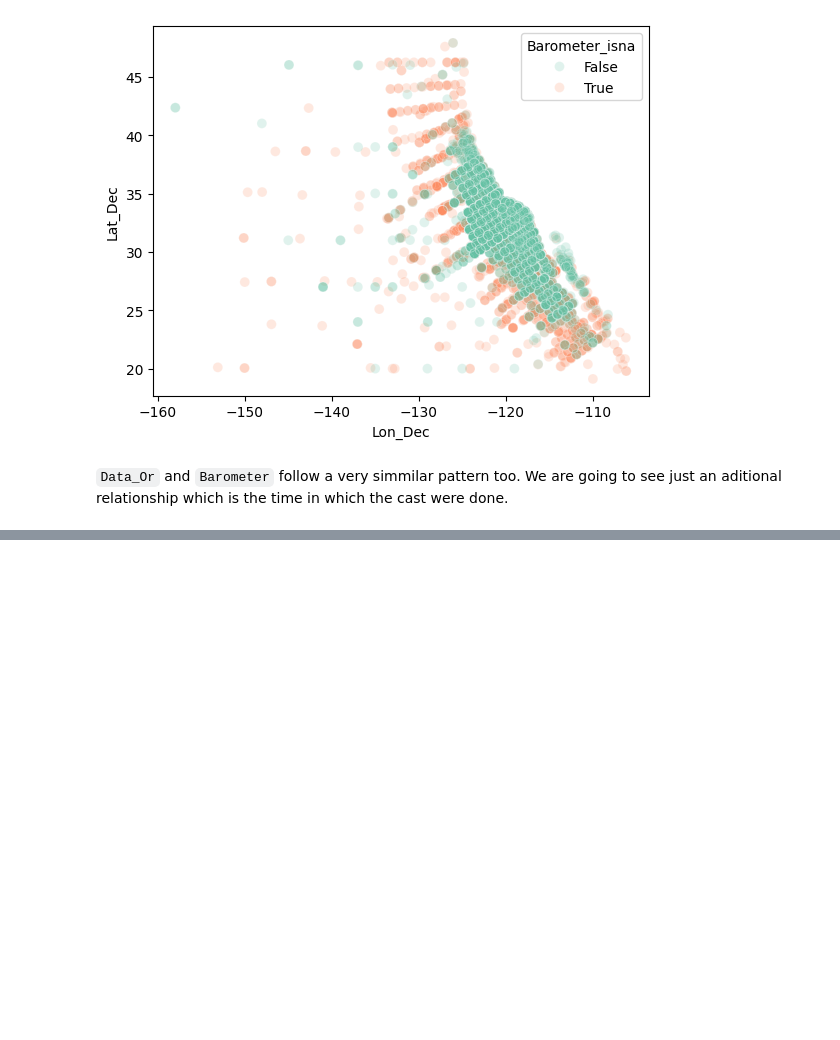
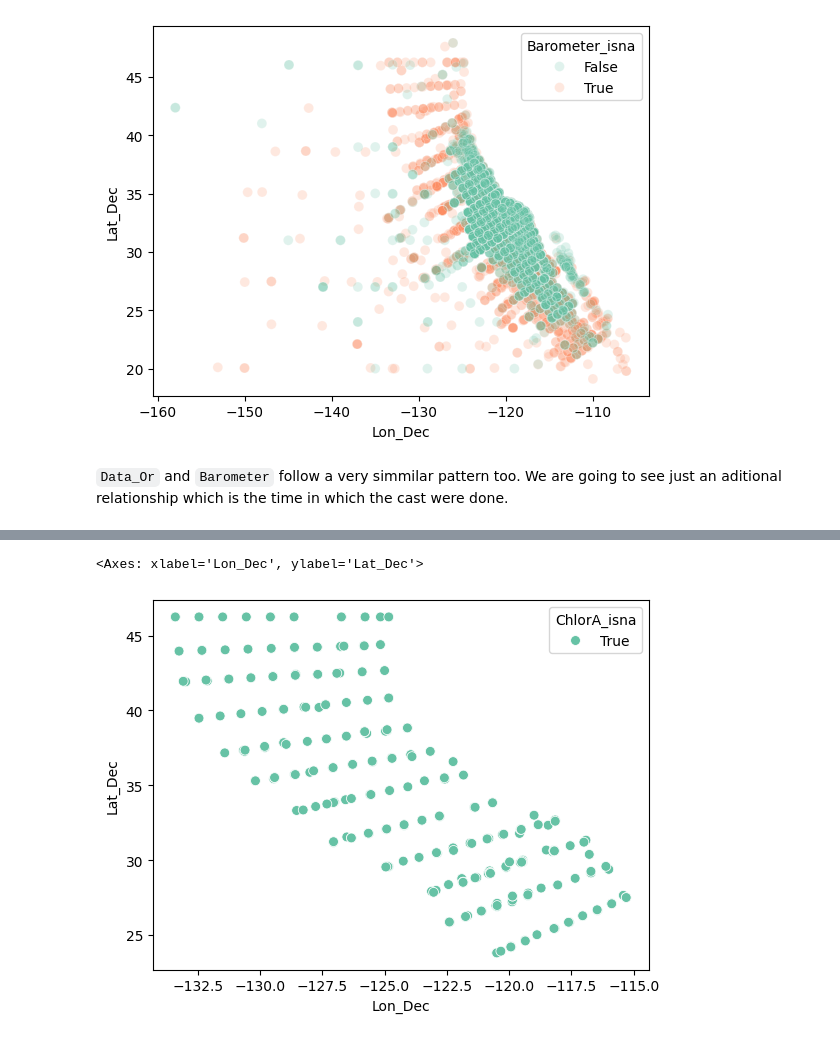
Before and after one commit to nicodigos/boston_dataset, a Jupyter notebook: Ocean.ipynb, the cells around one changed output, grey strips where cells are left out. Drawn from its saved outputs; the diff is of its cells as text; code cells hidden in the pictures; blank space fills up the shorter version.

```diff
--- a/Ocean.ipynb
+++ b/Ocean.ipynb
@@ -330,0 +343,9 @@ array([1949, 1950, 1951, 1952, 1953, 1954, 1955, 1956, 1957, 1958, 1959,
+# %%
+obj_bottle["ChlorA_isna"] = obj_bottle["ChlorA"].isna()
+# %%
+obj_bottle['forties'] = obj_bottle['decade'] == '40'
+# %%
+sns.scatterplot(x='Lon_Dec', y='Lat_Dec',  hue="ChlorA_isna",  data=obj_bottle[obj_bottle.forties], palette='Set2', s=50)
+# %% [output]
+<Axes: xlabel='Lon_Dec', ylabel='Lat_Dec'>
+[figure, added]
```
Also changed, not shown: parts of 20 cells of this notebook.
